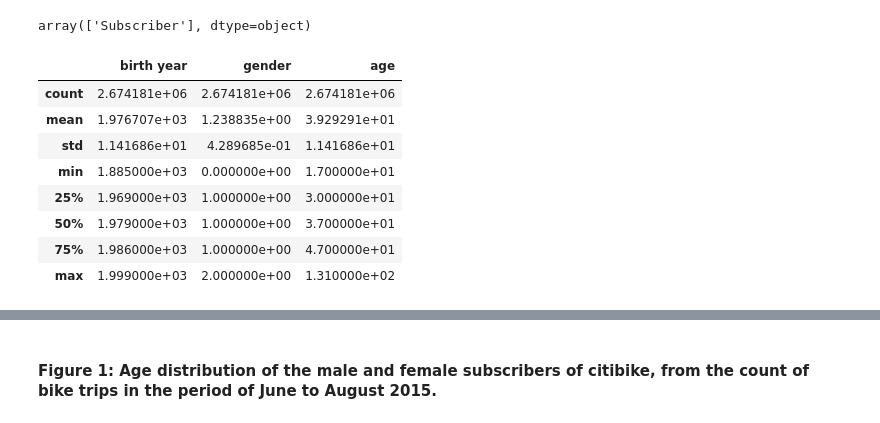
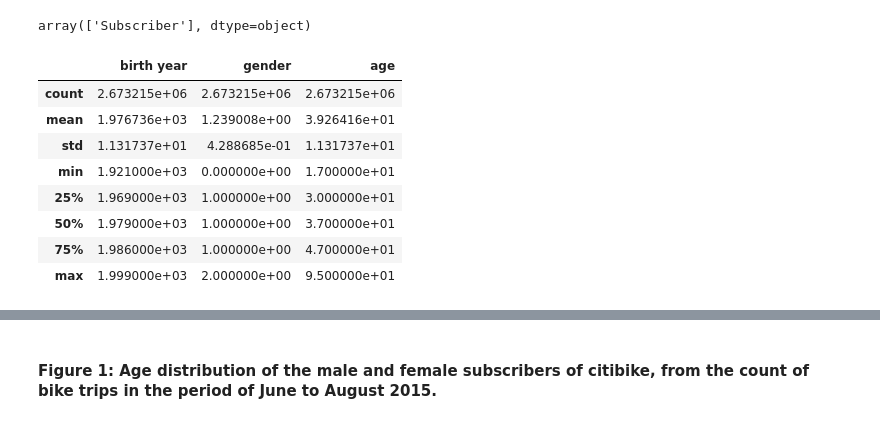
Before and after one commit to victorsette/PUI2016_vsg247, a Jupyter notebook: HW3_vsg247/HW3_2_vsg247.ipynb, the cells around one changed output, grey strips where cells are left out. Saved outputs shown, nothing was run; the diff lists cells and outputs as text; code cells hidden in the pictures.

```diff
--- a/HW3_vsg247/HW3_2_vsg247.ipynb
+++ b/HW3_vsg247/HW3_2_vsg247.ipynb
@@ -168,18 +168,19 @@ df.head()
 df.usertype.unique()
 # %% [output]
 array(['Subscriber'], dtype=object)
-# %%
-df.describe()
-# %% [output]
-|  | birth year | gender | age |
-| count | 2.674181e+06 | 2.674181e+06 | 2.674181e+06 |
-| mean | 1.976707e+03 | 1.238835e+00 | 3.929291e+01 |
-| std | 1.141686e+01 | 4.289685e-01 | 1.141686e+01 |
-| min | 1.885000e+03 | 0.000000e+00 | 1.700000e+01 |
-| 25% | 1.969000e+03 | 1.000000e+00 | 3.000000e+01 |
-| 50% | 1.979000e+03 | 1.000000e+00 | 3.700000e+01 |
-| 75% | 1.986000e+03 | 1.000000e+00 | 4.700000e+01 |
-| max | 1.999000e+03 | 2.000000e+00 | 1.310000e+02 |
+# %%
+df = df[df['age'] <= 95]
+df.describe()
+# %% [output]
+|  | birth year | gender | age |
+| count | 2.673215e+06 | 2.673215e+06 | 2.673215e+06 |
+| mean | 1.976736e+03 | 1.239008e+00 | 3.926416e+01 |
+| std | 1.131737e+01 | 4.288685e-01 | 1.131737e+01 |
+| min | 1.921000e+03 | 0.000000e+00 | 1.700000e+01 |
+| 25% | 1.969000e+03 | 1.000000e+00 | 3.000000e+01 |
+| 50% | 1.979000e+03 | 1.000000e+00 | 3.700000e+01 |
+| 75% | 1.986000e+03 | 1.000000e+00 | 4.700000e+01 |
+| max | 1.999000e+03 | 2.000000e+00 | 9.500000e+01 |
 # %%
 fig = pl.figure(figsize=(15,5))
 
```
Also changed, not shown: parts of 3 cells of this notebook.
